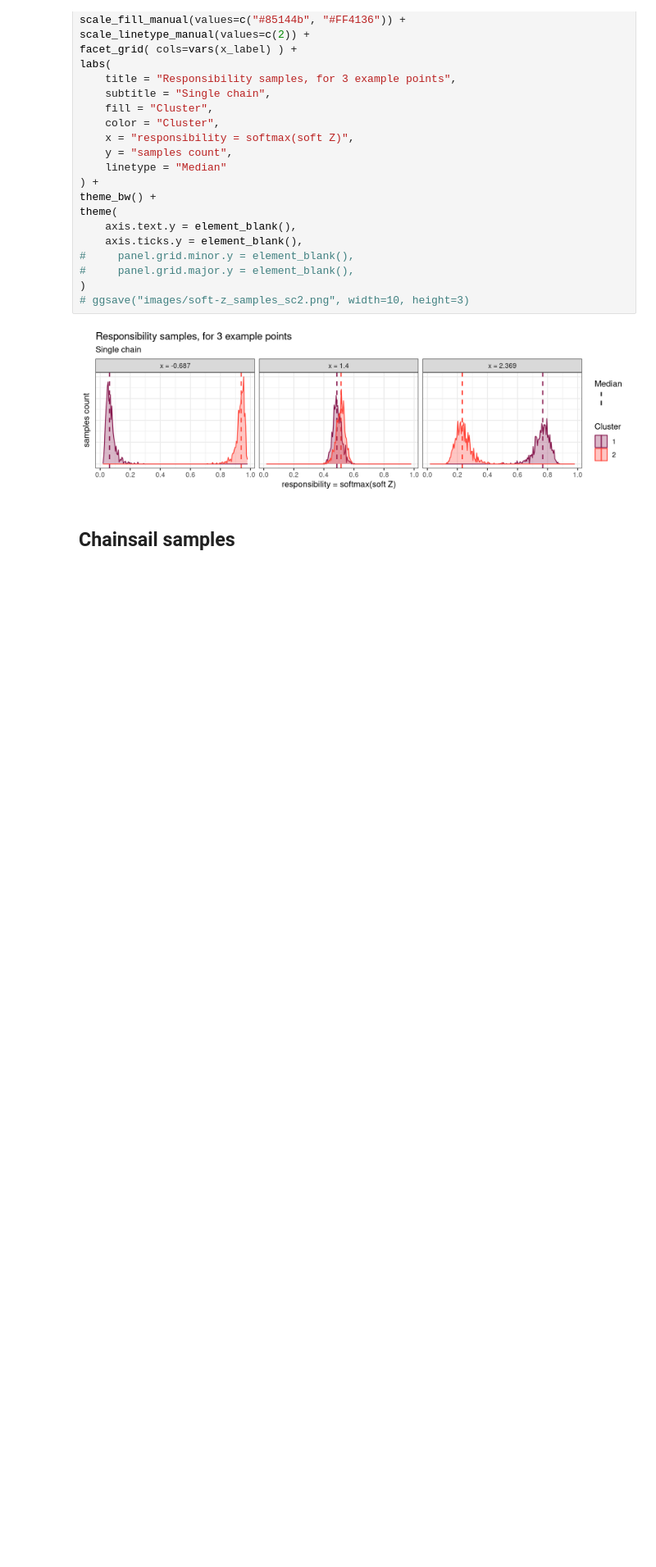
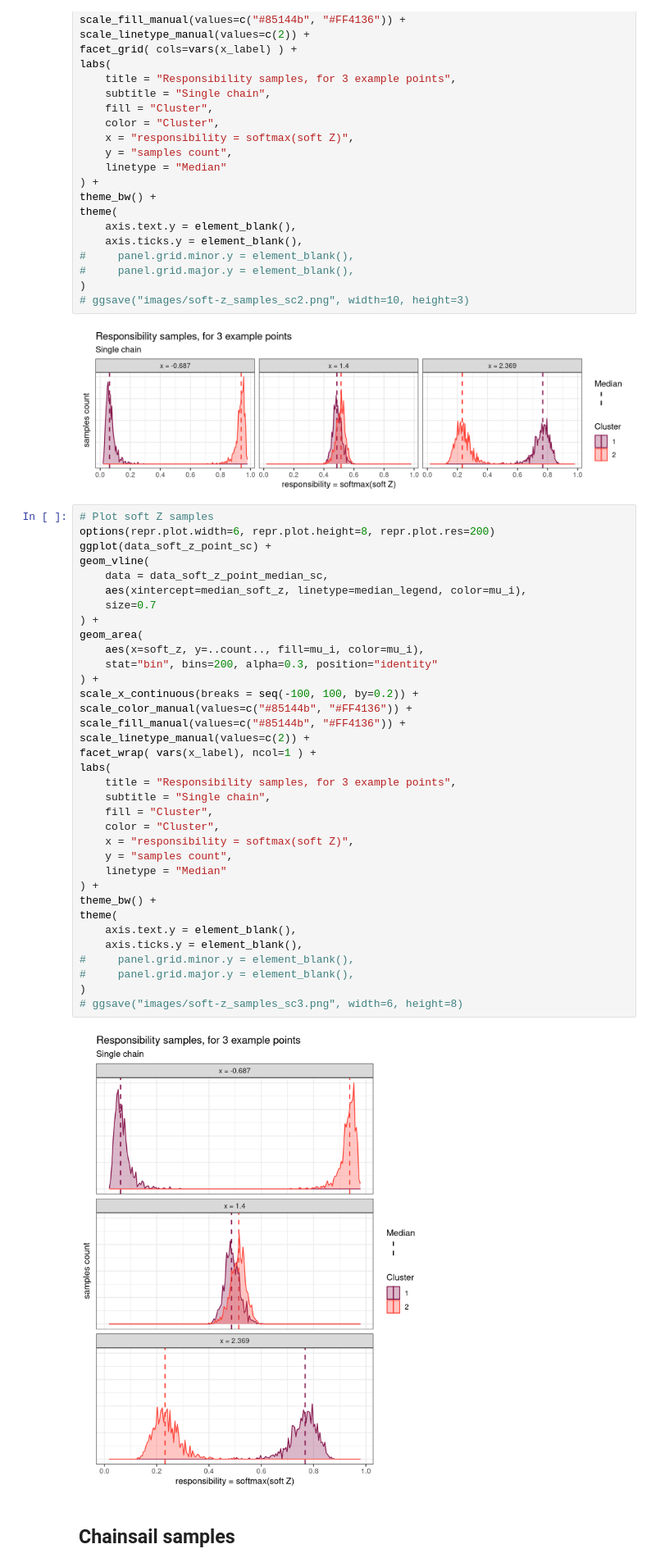
Before and after one commit to tweag/chainsail-resources, a Jupyter notebook: examples/soft-kmeans/soft-kmeans.ipynb, the cells around one changed output. Shown at 82% size. Cells and saved outputs as stored; diff of their text form; blank space fills up the shorter version.

Commit message:
Add responsibility samples plots vertically laid-out

```diff
--- a/examples/soft-kmeans/soft-kmeans.ipynb
+++ b/examples/soft-kmeans/soft-kmeans.ipynb
@@ -366,6 +366,43 @@ theme(
 # ggsave("images/soft-z_samples_sc2.png", width=10, height=3)
 # %% [output]
 [figure]
+# %%
+# Plot soft Z samples
+options(repr.plot.width=6, repr.plot.height=8, repr.plot.res=200)
+ggplot(data_soft_z_point_sc) +
+geom_vline(
+    data = data_soft_z_point_median_sc,
+    aes(xintercept=median_soft_z, linetype=median_legend, color=mu_i),
+    size=0.7
+) +
+geom_area(
+    aes(x=soft_z, y=..count.., fill=mu_i, color=mu_i),
+    stat="bin", bins=200, alpha=0.3, position="identity"
+) +
+scale_x_continuous(breaks = seq(-100, 100, by=0.2)) +
+scale_color_manual(values=c("#85144b", "#FF4136")) +
+scale_fill_manual(values=c("#85144b", "#FF4136")) +
+scale_linetype_manual(values=c(2)) +
+facet_wrap( vars(x_label), ncol=1 ) +
+labs(
+    title = "Responsibility samples, for 3 example points",
+    subtitle = "Single chain",
+    fill = "Cluster",
+    color = "Cluster",
+    x = "responsibility = softmax(soft Z)",
+    y = "samples count",
+    linetype = "Median"
+) +
+theme_bw() +
+theme(
+    axis.text.y = element_blank(),
+    axis.ticks.y = element_blank(),
+#     panel.grid.minor.y = element_blank(),
+#     panel.grid.major.y = element_blank(),
+)
+# ggsave("images/soft-z_samples_sc3.png", width=6, height=8)
+# %% [output]
+[figure, added]
 # %% [markdown]
 ## Chainsail samples
 # %%
```
Also changed, not shown: parts of 4 cells of this notebook, 2 other files.
